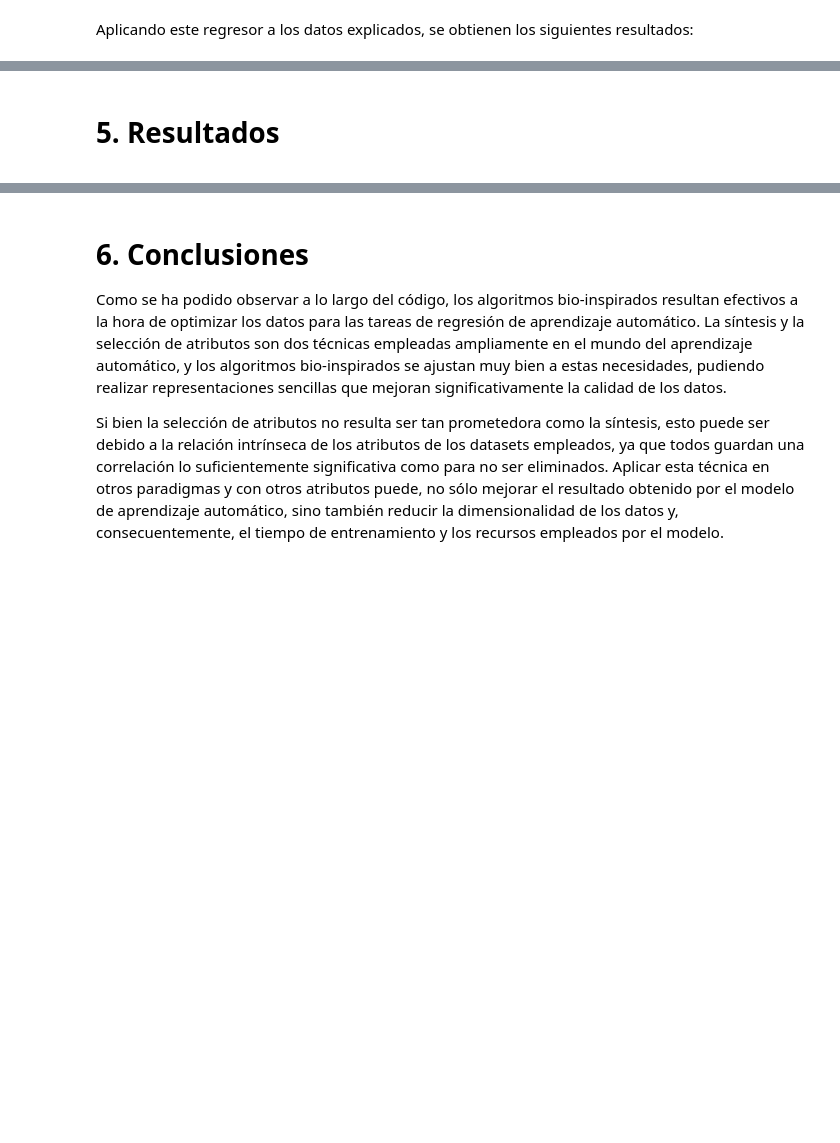
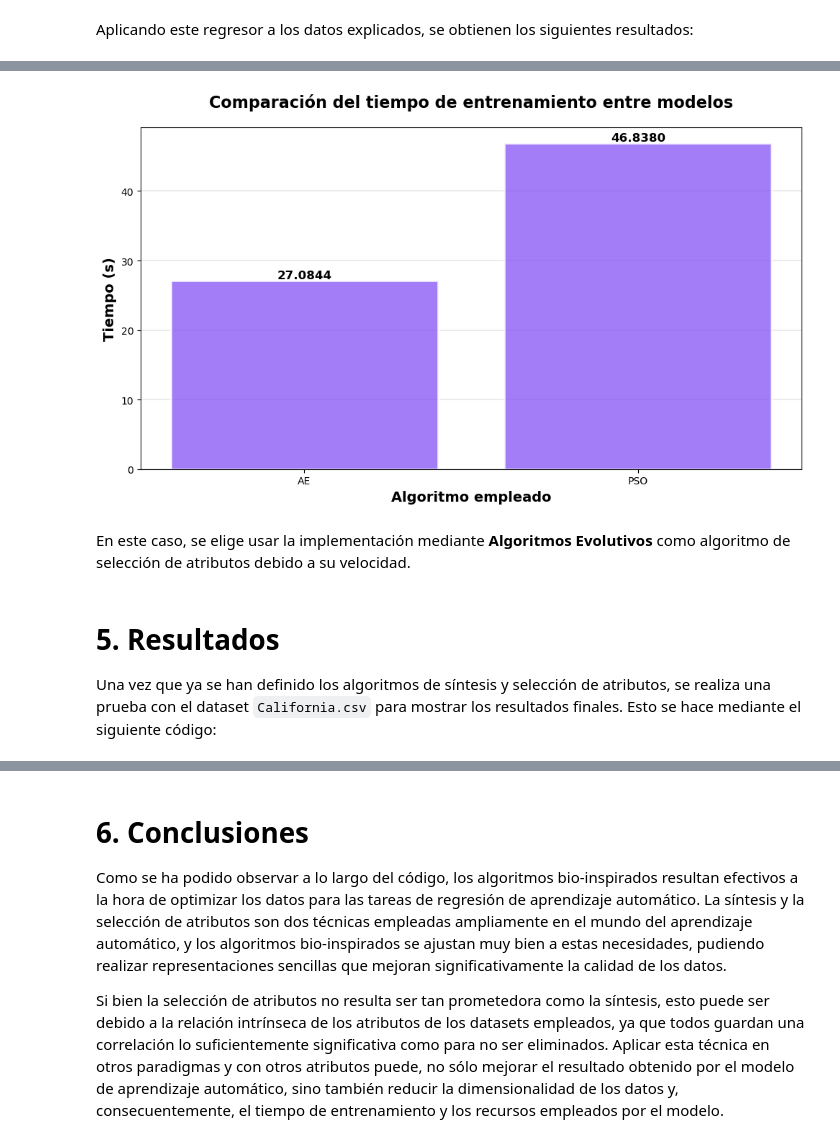
Before and after one commit to ManuGPR/BioIA, a Jupyter notebook: main.ipynb, the cells around one changed output, grey strips where cells are left out. Saved outputs shown, nothing was run; the diff lists cells and outputs as text; code cells hidden in the pictures; blank space fills up the shorter version.

```diff
--- a/main.ipynb
+++ b/main.ipynb
@@ -1434,3 +1759,41 @@ plt.show()
+# %%
+# Datos
+pasos = ["AE", "PSO"]
+maes = [EA_dur, PSO_dur]
+colores = ['#8B5CF6', '#8B5CF6']  # Azul
+
+# Creación del gráfico
+fig, ax = plt.subplots(figsize=(10, 6))
+
+bars = ax.bar(pasos, maes, color=colores, alpha=0.8,
+              edgecolor='white', linewidth=2)
+
+# Labels y título
+ax.set_xlabel('Algoritmo empleado', fontsize=14, fontweight='bold')
+ax.set_ylabel('Tiempo (s)', fontsize=14, fontweight='bold')
+ax.set_title('Comparación del tiempo de entrenamiento entre modelos',
+             fontsize=16, fontweight='bold', pad=20)
+
+# Añadir valores encima de las barras
+for bar in bars:
+    height = bar.get_height()
+    ax.text(bar.get_x() + bar.get_width()/2., height,
+            f'{height:.4f}',
+            ha='center', va='bottom', fontsize=12, fontweight='bold')
+
+# Grid y estilo
+ax.grid(True, alpha=0.3, axis='y', linestyle='-', linewidth=1.2)
+ax.set_axisbelow(True)
+
+# Ajustar diseño
+plt.tight_layout()
+plt.show()
+# %% [output]
+[figure, added]
+# %% [markdown]
+En este caso, se elige usar la implementación mediante **Algoritmos Evolutivos** como algoritmo de selección de atributos debido a su velocidad.
 # %% [markdown]
 # **5. Resultados**
 <a id="results"></a>
+
+Una vez que ya se han definido los algoritmos de síntesis y selección de atributos, se realiza una prueba con el dataset `California.csv` para mostrar los resultados finales. Esto se hace mediante el siguiente código:
```
Also changed, not shown: parts of 19 cells of this notebook.
